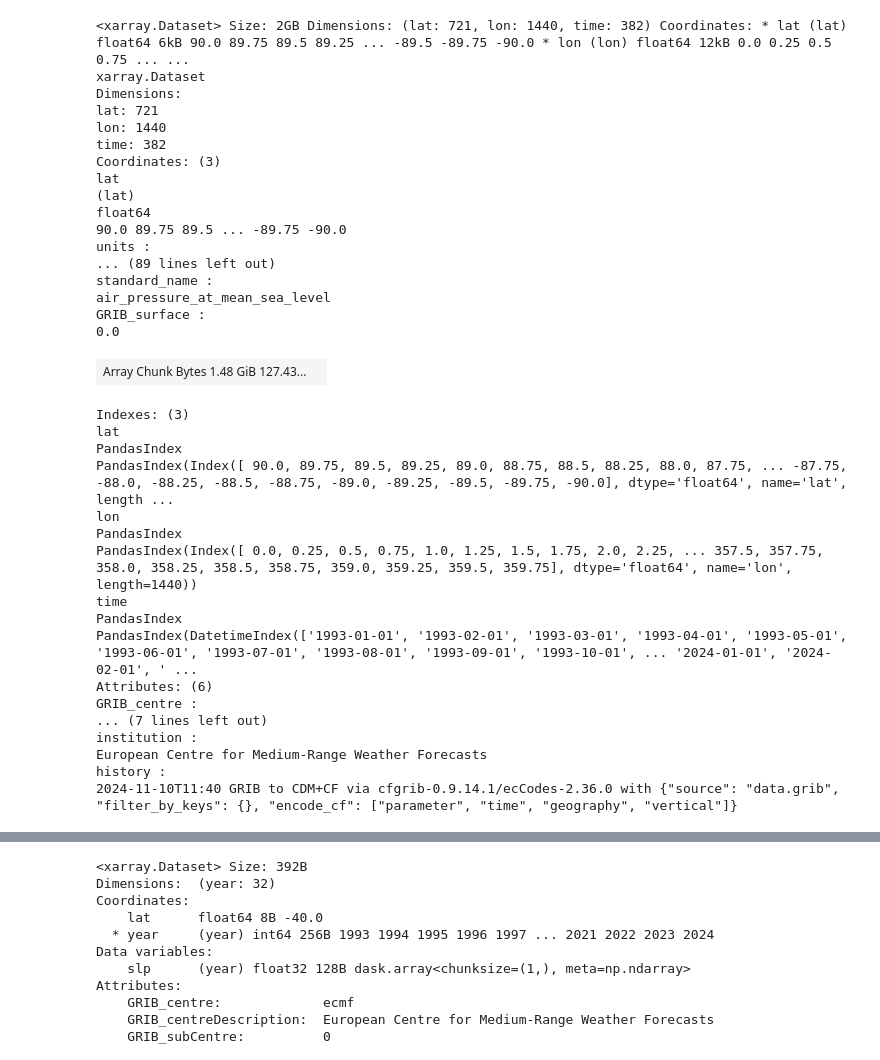
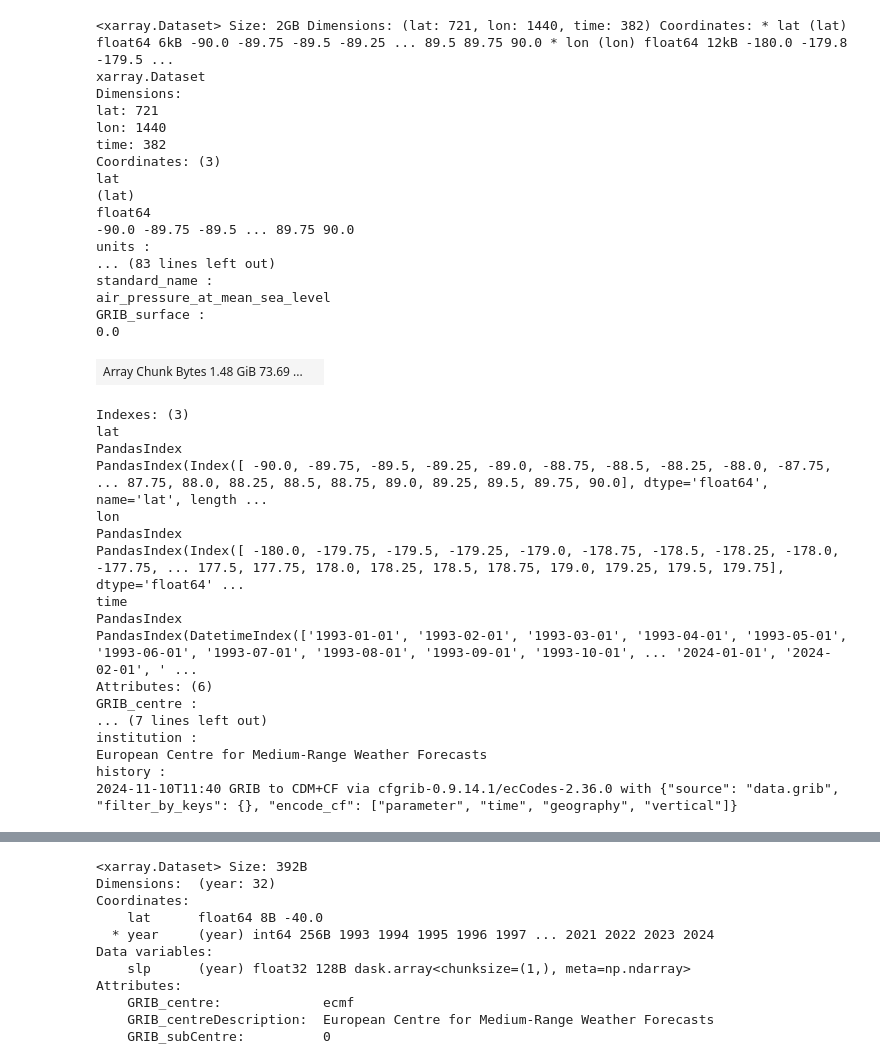
Before and after one commit to steffiwinter/pherProj, a Jupyter notebook: 02_read_slp.ipynb, the cells around one changed output, grey strips where cells are left out. Saved outputs shown, nothing was run; the diff lists cells and outputs as text; code cells hidden in the pictures.

```diff
--- a/02_read_slp.ipynb
+++ b/02_read_slp.ipynb
@@ -9,47 +12,75 @@ from scipy.stats import linregress
 # %%
 ## Auswahl der Daten
+# ? https://cds.climate.copernicus.eu/stac-browser/collections/reanalysis-era5-single-levels-monthly-means?.language=en
 
 # xr.open_dataset = Funktion, um Datensatz im NetDCF-Format öffnen
 ds_slp = xr.open_dataset(
     "/home/jovyan/my_materials/data/slp_1m.nc",
     # aktiviert Lazy-Loading mit Bibliothek Dask
     # Dask teilt Datensatz in kleinere Chunks auf, die nur bei Bedarf geladen werden in Arbeitsspeicher
     chunks="auto",
 )
 # Funktion von xarray.Dataset rename
 ds_slp = ds_slp.rename_vars(msl="slp")
 
 # Umbennen
 ds_slp = ds_slp.rename({'latitude': 'lat', 'longitude': 'lon'})
 
+# Anzahl der gesamten NaN-Werte über lat, lon
+#gesamt_nan = slp.isnull().sum(dim="time").sum().values
+#print("Gesamtanzahl der NaN-Werte:", gesamt_nan)
+
+## NaN-Werte = 0 -> Ist das korrekt?
+
+# Daten bereinigen (fehlender Wert über Zeit -> Punkt komplett herausnehmen)
+#slp = ds_slp['slp']
+# Entferne Punkte, bei denen alle Werte über die Zeit NaN sind
+#slp_clean = slp.dropna(dim="lat", how="all").dropna(dim="lon", how="all")
+# Transponiere zu konsistenten Dimensionen
+#slp_clean = slp_clean.transpose("lat", "lon", "time")
+# Prüfung der neuen Dimensionen
+#print("Bereinigte SLP Shape:", slp_clean.shape)
+
+# auf selbe Gitter wie SST bringen -> lat -90 bis 90, lon -180 bis 180
+# -> lat 90 bis -90 auf lat -90 bis 90
+ds_slp = ds_slp.sortby('lat')
+# -> lon 0 bis 360 auf lon -180 bis 180
+ds_slp = ds_slp.assign_coords(lon=(((ds_slp.lon + 180) % 360) - 180))
+ds_slp = ds_slp.sortby('lon')
+# Transponiere alle Datenvariablen zu lat, lon, time
+for var in ds_slp.data_vars:
+    ds_slp[var] = ds_slp[var].transpose("lat", "lon", "time")
+# Reorganisiere die Anzeige der Koordinaten
+ds_slp = ds_slp.assign_coords(lat=ds_slp['lat'], lon=ds_slp['lon'], time=ds_slp['time'])
+
 # Übersicht des Datensatz wird angezeigt
 ds_slp
 # %% [output]
-<xarray.Dataset> Size: 2GB Dimensions: (lat: 721, lon: 1440, time: 382) Coordinates: * lat (lat) float64 6kB 90.0 89.75 89.5 89.25 ... -89.5 -89.75 -90.0 * lon (lon) float64 12kB 0.0 0.25 0.5 0.75 ... ...
+<xarray.Dataset> Size: 2GB Dimensions: (lat: 721, lon: 1440, time: 382) Coordinates: * lat (lat) float64 6kB -90.0 -89.75 -89.5 -89.25 ... 89.5 89.75 90.0 * lon (lon) float64 12kB -180.0 -179.8 -179.5 ...
 xarray.Dataset
 Dimensions:
 lat: 721
 lon: 1440
 time: 382
 Coordinates: (3)
 lat
 (lat)
 float64
-90.0 89.75 89.5 ... -89.75 -90.0
+-90.0 -89.75 -89.5 ... 89.75 90.0
 units :
-... (89 lines left out)
+... (83 lines left out)
 standard_name :
 air_pressure_at_mean_sea_level
 GRIB_surface :
 0.0
-| Array Chunk Bytes 1.48 GiB 127.43... |  |
+| Array Chunk Bytes 1.48 GiB 73.69 ... |  |
 Indexes: (3)
 lat
 PandasIndex
-PandasIndex(Index([ 90.0, 89.75, 89.5, 89.25, 89.0, 88.75, 88.5, 88.25, 88.0, 87.75, ... -87.75, -88.0, -88.25, -88.5, -88.75, -89.0, -89.25, -89.5, -89.75, -90.0], dtype='float64', name='lat', length ...
+PandasIndex(Index([ -90.0, -89.75, -89.5, -89.25, -89.0, -88.75, -88.5, -88.25, -88.0, -87.75, ... 87.75, 88.0, 88.25, 88.5, 88.75, 89.0, 89.25, 89.5, 89.75, 90.0], dtype='float64', name='lat', length ...
 lon
 PandasIndex
-PandasIndex(Index([ 0.0, 0.25, 0.5, 0.75, 1.0, 1.25, 1.5, 1.75, 2.0, 2.25, ... 357.5, 357.75, 358.0, 358.25, 358.5, 358.75, 359.0, 359.25, 359.5, 359.75], dtype='float64', name='lon', length=1440))
+PandasIndex(Index([ -180.0, -179.75, -179.5, -179.25, -179.0, -178.75, -178.5, -178.25, -178.0, -177.75, ... 177.5, 177.75, 178.0, 178.25, 178.5, 178.75, 179.0, 179.25, 179.5, 179.75], dtype='float64' ...
 time
 PandasIndex
 PandasIndex(DatetimeIndex(['1993-01-01', '1993-02-01', '1993-03-01', '1993-04-01', '1993-05-01', '1993-06-01', '1993-07-01', '1993-08-01', '1993-09-01', '1993-10-01', ... '2024-01-01', '2024-02-01', ' ...
```
Also changed, not shown: parts of 19 cells of this notebook, 3 other files.
